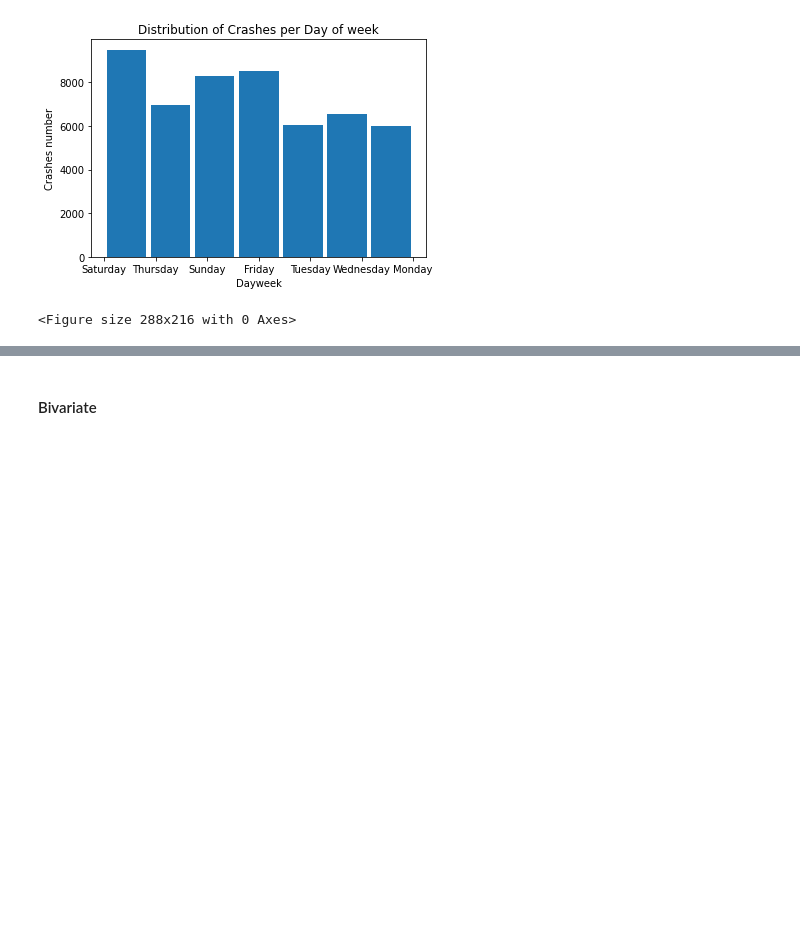
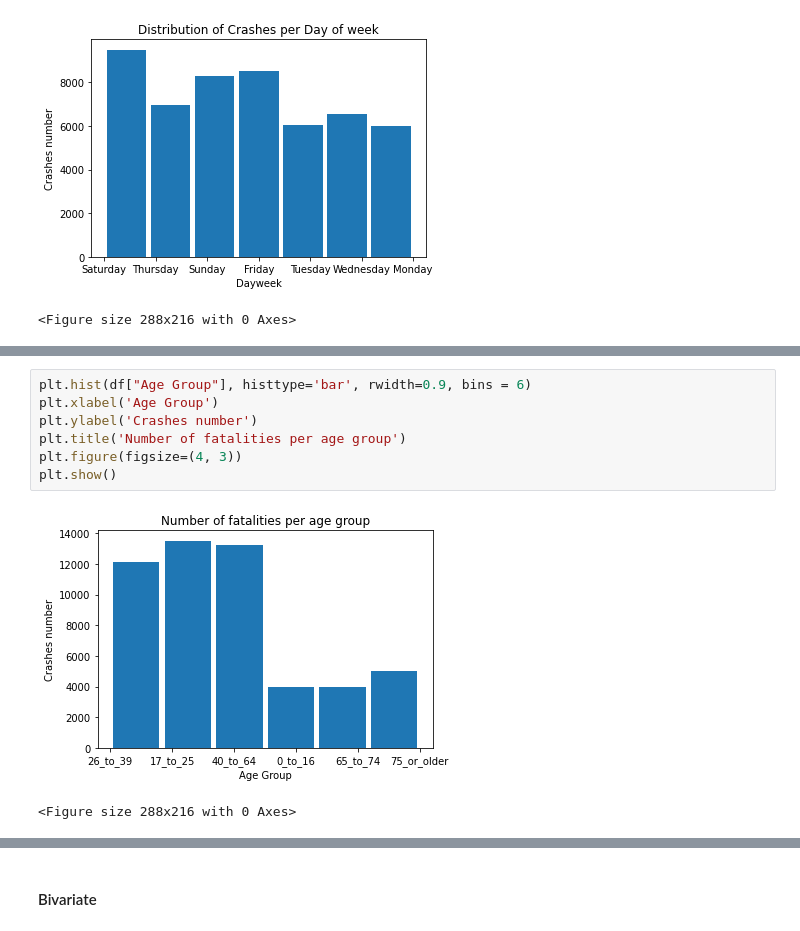
Before and after one commit to andrew-wairegi-school/matrix-project-core-module-1, a Jupyter notebook: Week_5_Matrix_team_Project.ipynb, the cells around one changed output, grey strips where cells are left out. Cells and saved outputs as stored; diff of their text form; blank space fills up the shorter version.

```diff
--- a/Week_5_Matrix_team_Project.ipynb
+++ b/Week_5_Matrix_team_Project.ipynb
@@ -350,0 +361,10 @@ plt.show()
+# %%
+plt.hist(df["Age Group"], histtype='bar', rwidth=0.9, bins = 6)
+plt.xlabel('Age Group')
+plt.ylabel('Crashes number')
+plt.title('Number of fatalities per age group')
+plt.figure(figsize=(4, 3))
+plt.show()
+# %% [output]
+[figure, added]
+<Figure size 288x216 with 0 Axes>
```
Also changed, not shown: parts of 16 cells of this notebook.
